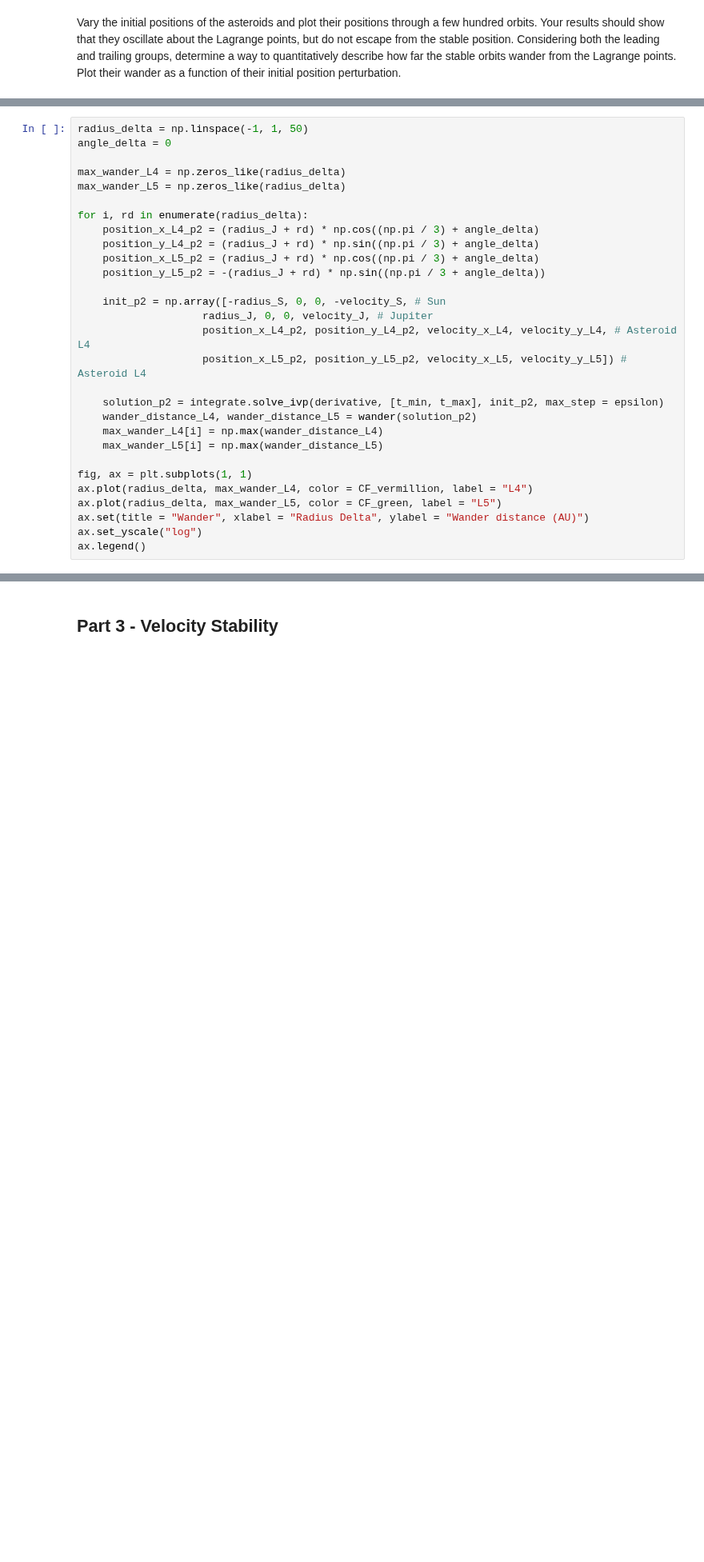
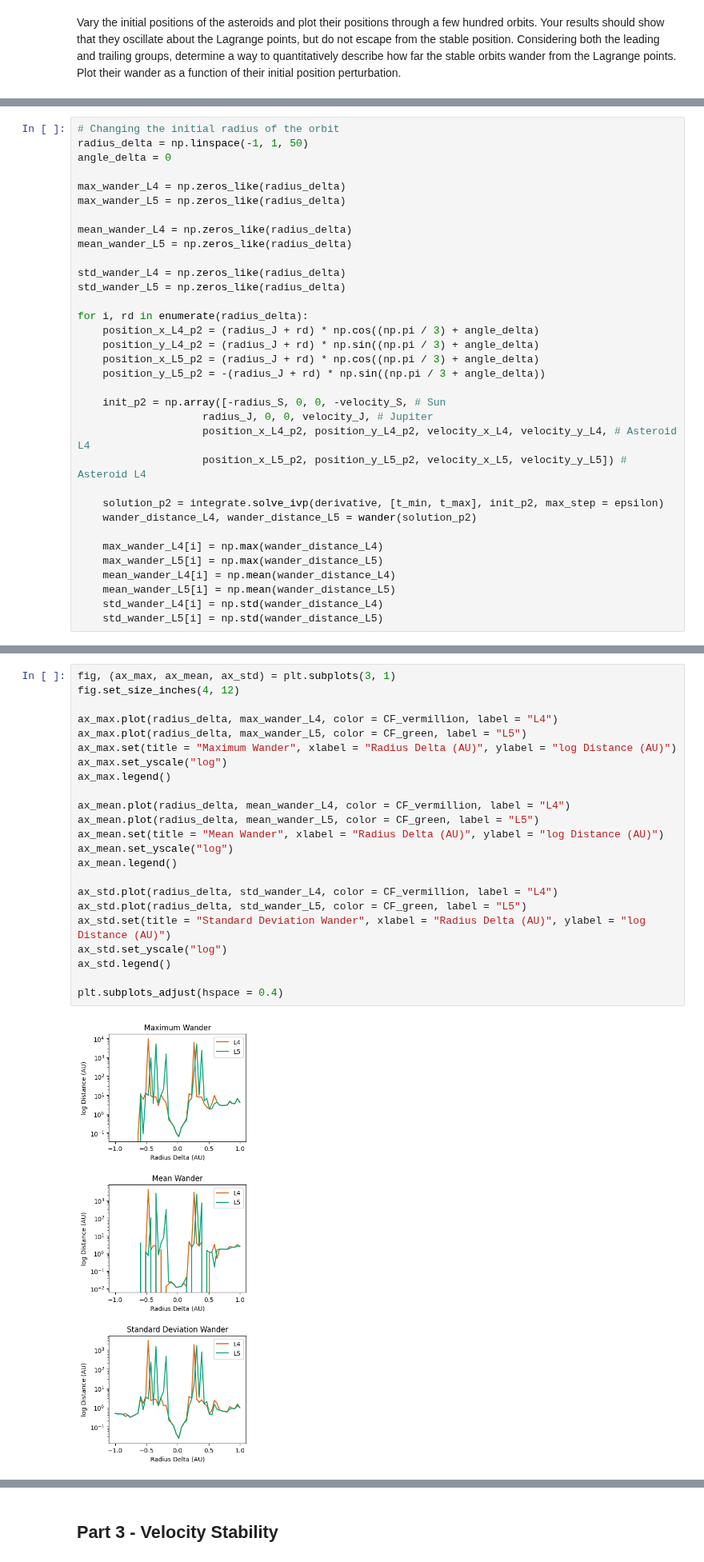
Before and after one commit to vibilanj/cmps, a Jupyter notebook: homework/Project1.ipynb, the cells around one changed output, grey strips where cells are left out. Shown at 80% size. Drawn from its saved outputs; the diff is of its cells as text; blank space fills up the shorter version.

Commit message:
project 1 made triplet graphs

```diff
--- a/homework/Project1.ipynb
+++ b/homework/Project1.ipynb
@@ -181,11 +181,18 @@ def wander(solution):
 <matplotlib.legend.Legend at 0x...>
 [figure]
 # %%
+# Changing the initial radius of the orbit
 radius_delta = np.linspace(-1, 1, 50)
 angle_delta = 0
 
 max_wander_L4 = np.zeros_like(radius_delta)
 max_wander_L5 = np.zeros_like(radius_delta)
+
+mean_wander_L4 = np.zeros_like(radius_delta)
+mean_wander_L5 = np.zeros_like(radius_delta)
+
+std_wander_L4 = np.zeros_like(radius_delta)
+std_wander_L5 = np.zeros_like(radius_delta)
 
 for i, rd in enumerate(radius_delta):
     position_x_L4_p2 = (radius_J + rd) * np.cos((np.pi / 3) + angle_delta)
@@ -200,13 +207,11 @@ for i, rd in enumerate(radius_delta):
 
     solution_p2 = integrate.solve_ivp(derivative, [t_min, t_max], init_p2, max_step = epsilon)
     wander_distance_L4, wander_distance_L5 = wander(solution_p2)
+
     max_wander_L4[i] = np.max(wander_distance_L4)
     max_wander_L5[i] = np.max(wander_distance_L5)
-
-fig, ax = plt.subplots(1, 1)
-ax.plot(radius_delta, max_wander_L4, color = CF_vermillion, label = "L4")
-ax.plot(radius_delta, max_wander_L5, color = CF_green, label = "L5")
-ax.set(title = "Wander", xlabel = "Radius Delta", ylabel = "Wander distance (AU)")
-ax.set_yscale("log")
-ax.legend()
+    mean_wander_L4[i] = np.mean(wander_distance_L4)
+    mean_wander_L5[i] = np.mean(wander_distance_L5)
+    std_wander_L4[i] = np.std(wander_distance_L4)
+    std_wander_L5[i] = np.std(wander_distance_L5)
 # %% [output]
@@ -215 +219,26 @@ ax.legend()
+# %%
+fig, (ax_max, ax_mean, ax_std) = plt.subplots(3, 1)
+fig.set_size_inches(4, 12)
+
+ax_max.plot(radius_delta, max_wander_L4, color = CF_vermillion, label = "L4")
+ax_max.plot(radius_delta, max_wander_L5, color = CF_green, label = "L5")
+ax_max.set(title = "Maximum Wander", xlabel = "Radius Delta (AU)", ylabel = "log Distance (AU)")
+ax_max.set_yscale("log")
+ax_max.legend()
+
+ax_mean.plot(radius_delta, mean_wander_L4, color = CF_vermillion, label = "L4")
+ax_mean.plot(radius_delta, mean_wander_L5, color = CF_green, label = "L5")
+ax_mean.set(title = "Mean Wander", xlabel = "Radius Delta (AU)", ylabel = "log Distance (AU)")
+ax_mean.set_yscale("log")
+ax_mean.legend()
+
+ax_std.plot(radius_delta, std_wander_L4, color = CF_vermillion, label = "L4")
+ax_std.plot(radius_delta, std_wander_L5, color = CF_green, label = "L5")
+ax_std.set(title = "Standard Deviation Wander", xlabel = "Radius Delta (AU)", ylabel = "log Distance (AU)")
+ax_std.set_yscale("log")
+ax_std.legend()
+
+plt.subplots_adjust(hspace = 0.4)
+# %% [output]
+[figure, added]
 # %%
```
Also changed, not shown: parts of 7 cells of this notebook.
